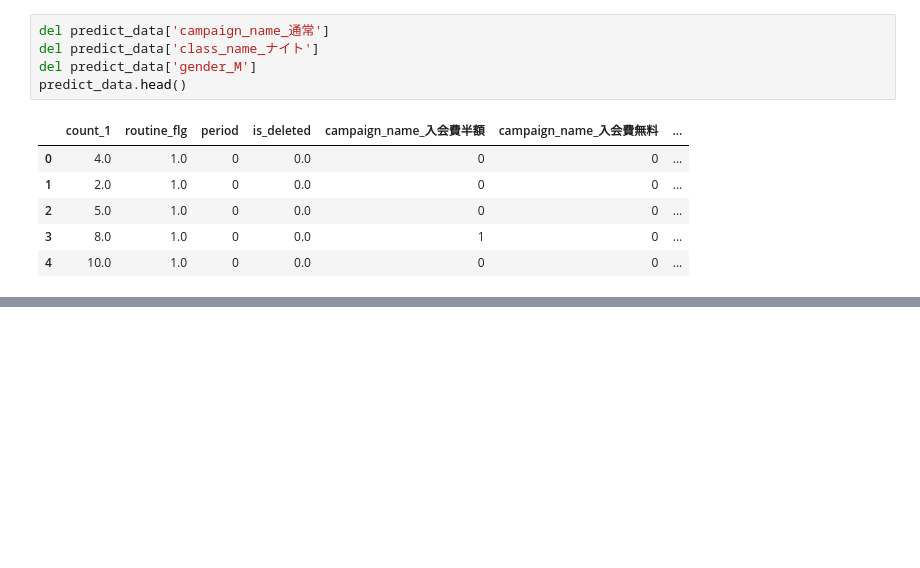
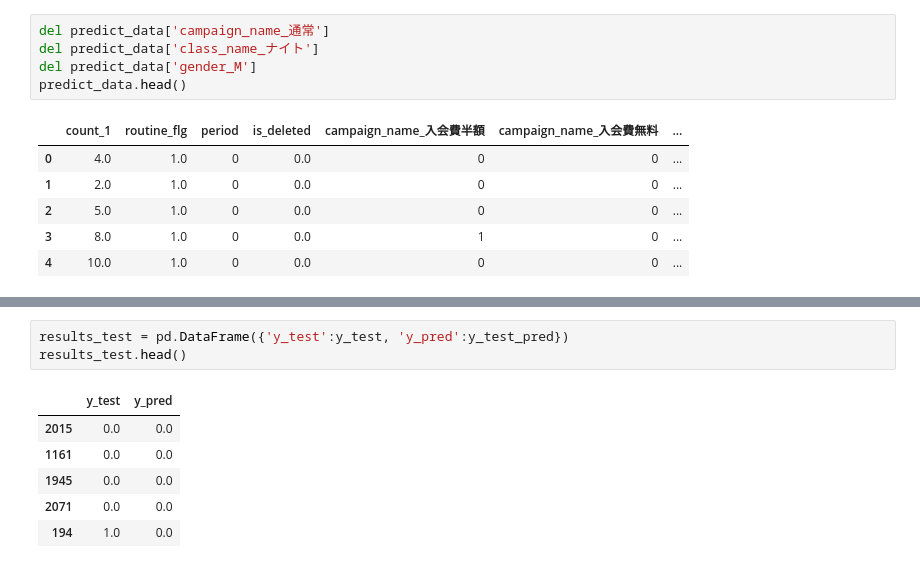
Before and after one commit to rd-yamatakuuu/python-dataknock, a Jupyter notebook: 41-50.ipynb, the cells around one changed output, grey strips where cells are left out. Saved outputs shown, nothing was run; the diff lists cells and outputs as text; blank space fills up the shorter version.

```diff
--- a/41-50.ipynb
+++ b/41-50.ipynb
@@ -254,0 +288,10 @@ predict_data.head()
+# %%
+results_test = pd.DataFrame({'y_test':y_test, 'y_pred':y_test_pred})
+results_test.head()
+# %% [output]
+|  | y_test | y_pred |
+| 2015 | 0.0 | 0.0 |
+| 1161 | 0.0 | 0.0 |
+| 1945 | 0.0 | 0.0 |
+| 2071 | 0.0 | 0.0 |
+| 194 | 1.0 | 0.0 |
```
Also changed, not shown: parts of 8 cells of this notebook.
